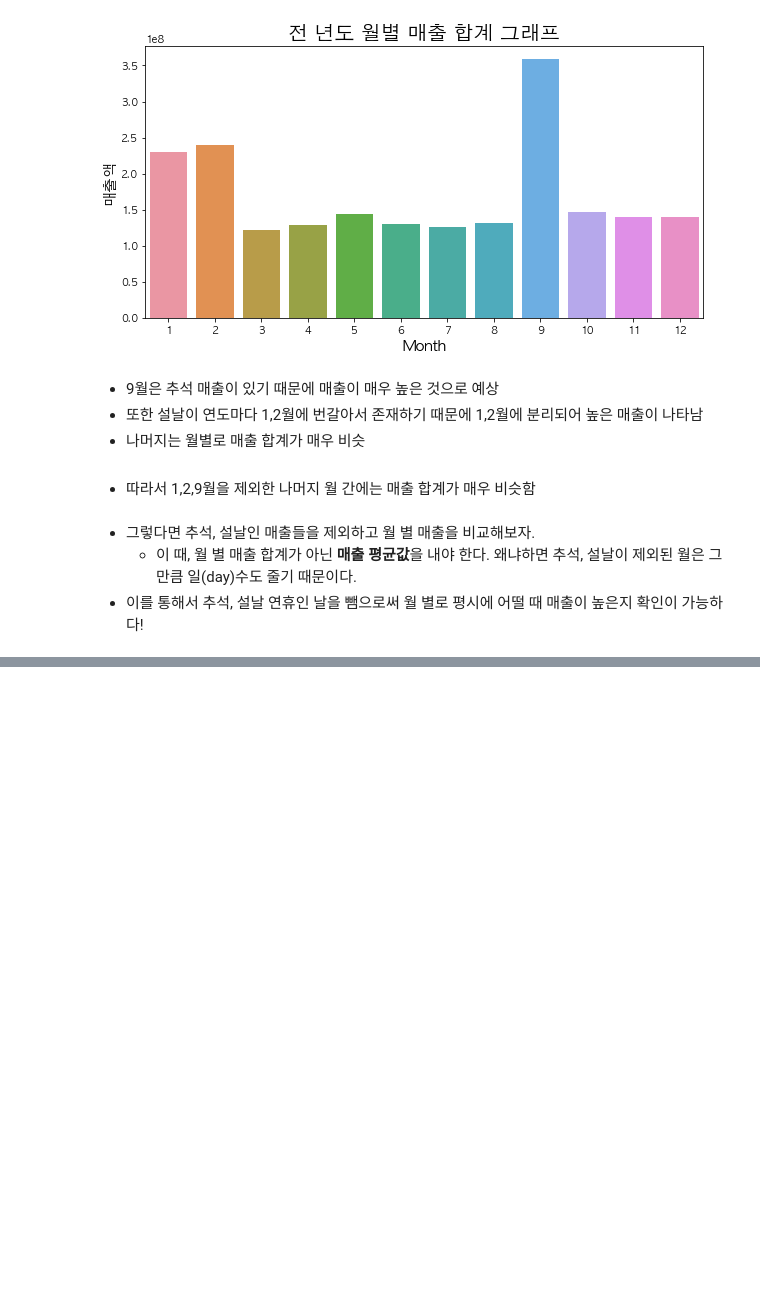
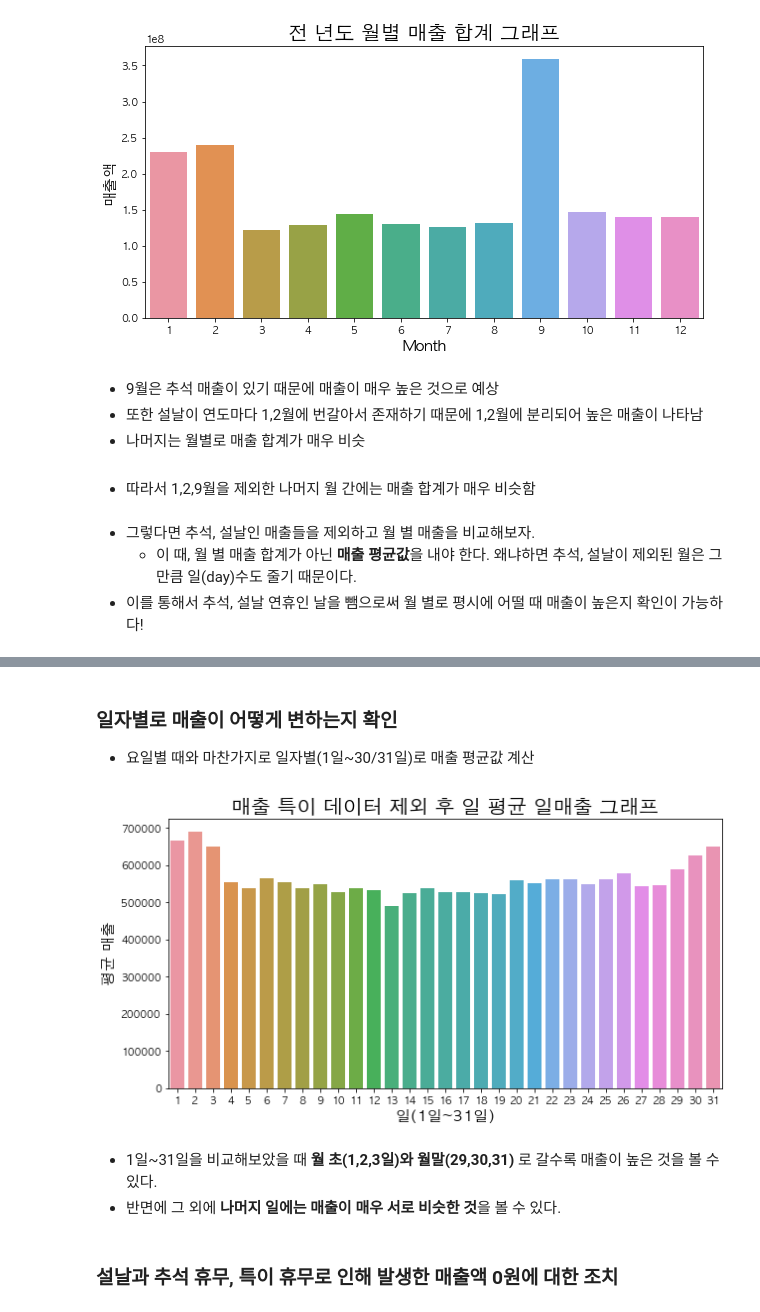
Before and after one commit to young-hun-jo/DataAnalysis, a Jupyter notebook: woochuri/analysis.ipynb, the cells around one changed output, grey strips where cells are left out. Cells and saved outputs as stored; diff of their text form; code cells hidden in the pictures; blank space fills up the shorter version.

```diff
--- a/woochuri/analysis.ipynb
+++ b/woochuri/analysis.ipynb
@@ -673,0 +741,21 @@ plt.show()
+# %% [markdown]
+### 일자별로 매출이 어떻게 변하는지 확인
+- 요일별 때와 마찬가지로 일자별(1일~30/31일)로 매출 평균값 계산
+# %%
+monthly_df['일'] = monthly_df['날짜'].dt.day
+group_df = monthly_df.groupby('일')['일매출'].mean().reset_index()
+group_df = group_df.sort_values(by='일')
+
+plt.figure(figsize=(10, 5))
+sns.barplot(x='일', y='일매출', data=group_df)
+plt.title("매출 특이 데이터 제외 후 일 평균 일매출 그래프", fontsize=20)
+plt.xlabel("일(1일~31일)", fontsize=15)
+plt.ylabel("평균 매출", fontsize=15)
+plt.show()
+# %% [output]
+[figure, added]
+# %% [markdown]
+- 1일~31일을 비교해보았을 때 **월 초(1,2,3일)와 월말(29,30,31)** 로 갈수록 매출이 높은 것을 볼 수 있다.
+- 반면에 그 외에 **나머지 일에는 매출이 매우 서로 비슷한 것**을 볼 수 있다.
+# %% [markdown]
+### 설날과 추석 휴무, 특이 휴무로 인해 발생한 매출액 0원에 대한 조치
```
Also changed, not shown: parts of 39 cells of this notebook.
